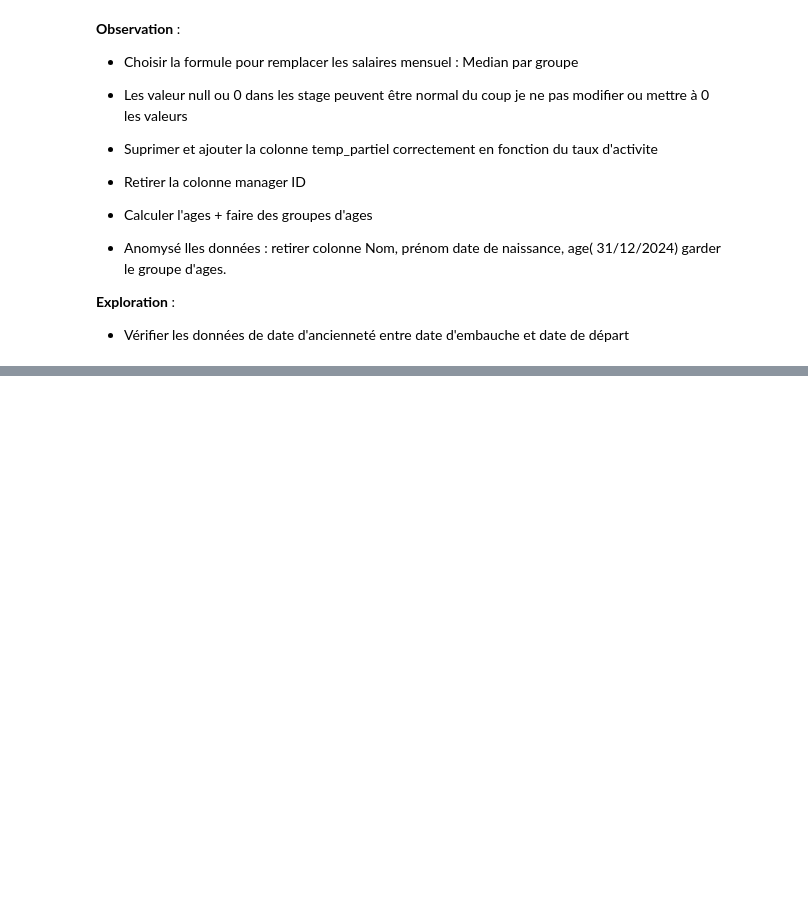
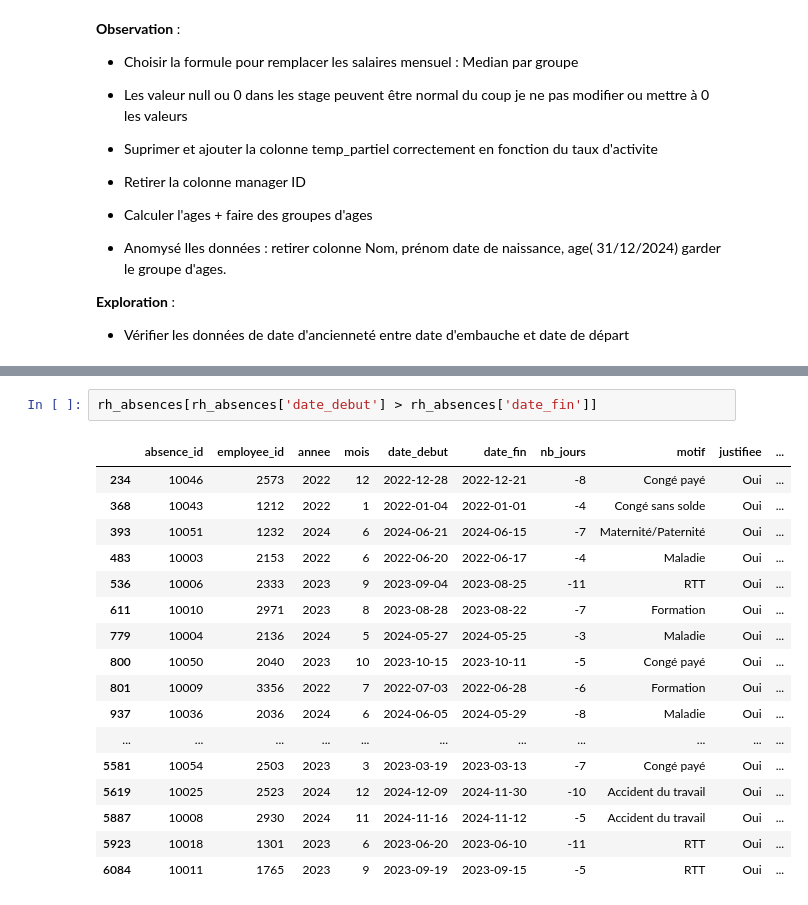
Before and after one commit to BrAk10/Projet-Data-RH, a Jupyter notebook: Code Python.ipynb, the cells around one changed output, grey strips where cells are left out. Saved outputs shown, nothing was run; the diff lists cells and outputs as text; blank space fills up the shorter version.

```diff
--- a/Code Python.ipynb
+++ b/Code Python.ipynb
@@ -313,0 +449,20 @@ rh_employees[rh_employees['anciennete_annees'] < 0 ]
+# %%
+rh_absences[rh_absences['date_debut'] > rh_absences['date_fin']]
+# %% [output]
+|  | absence_id | employee_id | annee | mois | date_debut | date_fin | nb_jours | motif | justifiee | ... |
+| 234 | 10046 | 2573 | 2022 | 12 | 2022-12-28 | 2022-12-21 | -8 | Congé payé | Oui | ... |
+| 368 | 10043 | 1212 | 2022 | 1 | 2022-01-04 | 2022-01-01 | -4 | Congé sans solde | Oui | ... |
+| 393 | 10051 | 1232 | 2024 | 6 | 2024-06-21 | 2024-06-15 | -7 | Maternité/Paternité | Oui | ... |
+| 483 | 10003 | 2153 | 2022 | 6 | 2022-06-20 | 2022-06-17 | -4 | Maladie | Oui | ... |
+| 536 | 10006 | 2333 | 2023 | 9 | 2023-09-04 | 2023-08-25 | -11 | RTT | Oui | ... |
+| 611 | 10010 | 2971 | 2023 | 8 | 2023-08-28 | 2023-08-22 | -7 | Formation | Oui | ... |
+| 779 | 10004 | 2136 | 2024 | 5 | 2024-05-27 | 2024-05-25 | -3 | Maladie | Oui | ... |
+| 800 | 10050 | 2040 | 2023 | 10 | 2023-10-15 | 2023-10-11 | -5 | Congé payé | Oui | ... |
+| 801 | 10009 | 3356 | 2022 | 7 | 2022-07-03 | 2022-06-28 | -6 | Formation | Oui | ... |
+| 937 | 10036 | 2036 | 2024 | 6 | 2024-06-05 | 2024-05-29 | -8 | Maladie | Oui | ... |
+| ... | ... | ... | ... | ... | ... | ... | ... | ... | ... | ... |
+| 5581 | 10054 | 2503 | 2023 | 3 | 2023-03-19 | 2023-03-13 | -7 | Congé payé | Oui | ... |
+| 5619 | 10025 | 2523 | 2024 | 12 | 2024-12-09 | 2024-11-30 | -10 | Accident du travail | Oui | ... |
+| 5887 | 10008 | 2930 | 2024 | 11 | 2024-11-16 | 2024-11-12 | -5 | Accident du travail | Oui | ... |
+| 5923 | 10018 | 1301 | 2023 | 6 | 2023-06-20 | 2023-06-10 | -11 | RTT | Oui | ... |
+| 6084 | 10011 | 1765 | 2023 | 9 | 2023-09-19 | 2023-09-15 | -5 | RTT | Oui | ... |
```
Also changed, not shown: parts of 15 cells of this notebook.
